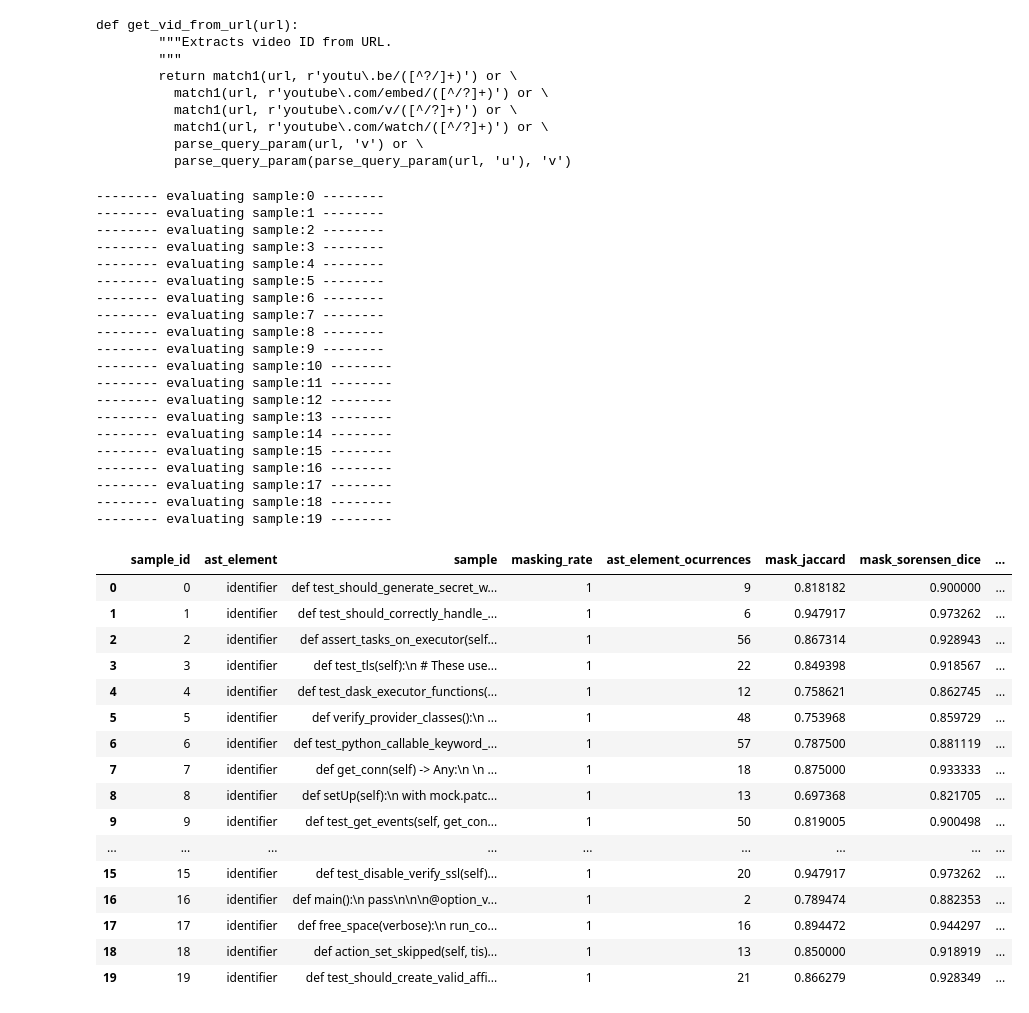
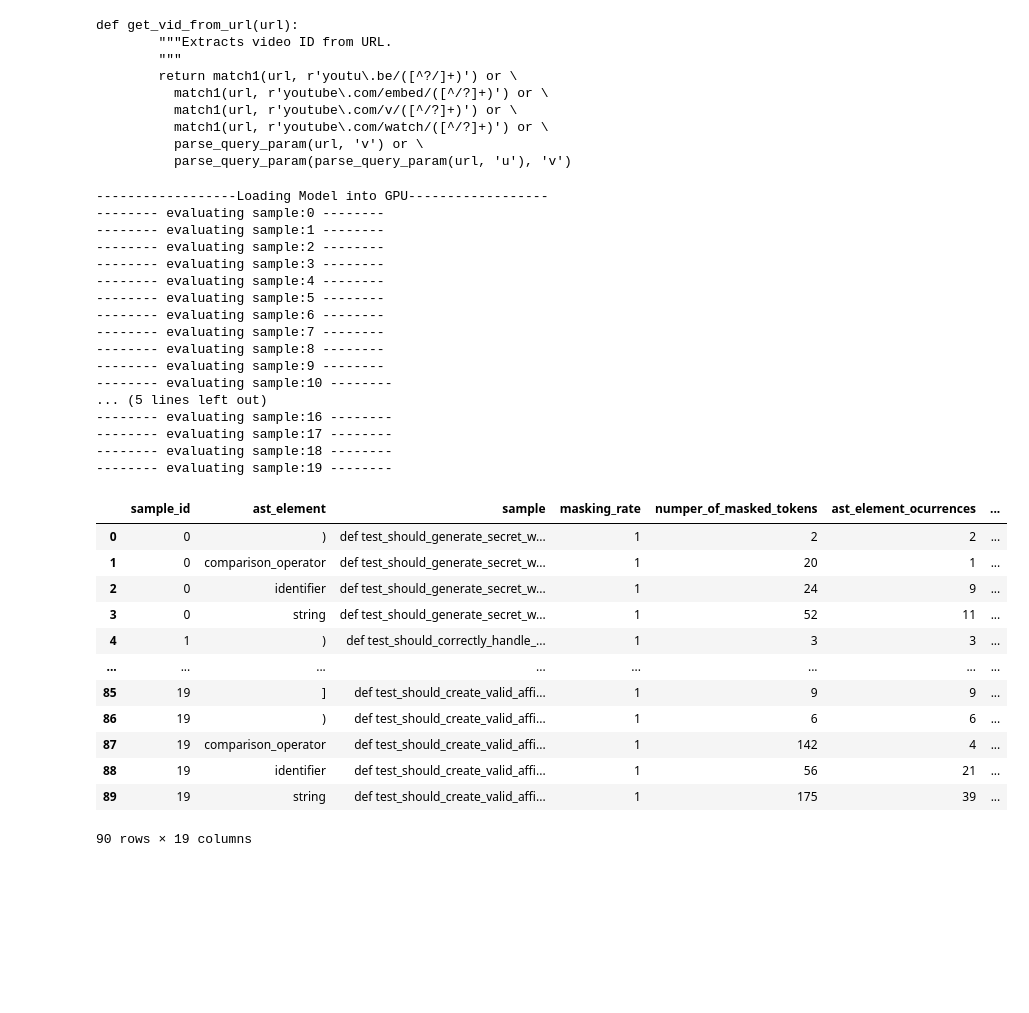
Before and after one commit to WM-SEMERU/SyntaxEval, a Jupyter notebook: nbs/evaluator.ipynb, the cells around one changed output. Saved outputs shown, nothing was run; the diff lists cells and outputs as text; code cells hidden in the pictures; blank space fills up the shorter version.

```diff
--- a/nbs/evaluator.ipynb
+++ b/nbs/evaluator.ipynb
@@ -32,10 +32,11 @@ class Evaluator:
     def __call__(self, test_set, concepts: list, masking_rate: float, code_field: str):
         result_list = self.evaluate_concepts_in_test_set(concepts, test_set, masking_rate, code_field)
         results_dataframe = pd.DataFrame([], columns=[
-            'sample_id', 'ast_element', 'sample', 'masking_rate',
+            'sample_id', 'ast_element', 'sample', 'masking_rate', 'numper_of_masked_tokens',
             'ast_element_ocurrences','mask_jaccard', 'mask_sorensen_dice', 'mask_levenshtein',
-            'mask_random_jaccard', 'mask_random_sorensen_dice', 'mask_random_levenshtein'
-            ]) ## TODO ADD CONFOUNDERS
+            'mask_random_jaccard', 'mask_random_sorensen_dice', 'mask_random_levenshtein',
+            'n_ast_errors', 'ast_levels', 'n_whitespaces_', 'complexity', 'nloc', 'token_counts', 'n_ast_nodes' #CONFOUNDERS
+            ])
         for result_index, result in enumerate(result_list):
             results_dataframe.loc[len(results_dataframe.index)] = result
         return results_dataframe
@@ -85,8 +86,10 @@ class Evaluator:
         source_code_nodes = []
         utils.find_nodes(source_code_tree.root_node, self.tokenizer.node_types[target_node_type_idx], source_code_nodes)
         if len(source_code_nodes) == 0:
-            return results
+            return results, 0
         masked_code_encoding, number_of_masked_tokens = self.masker.mask_ast_tokens(source_code, self.tokenizer(source_code), target_node_type_idx, masking_rate)
+        if number_of_masked_tokens == 0: #Not masking anything
+            return results, 0
         predictions = self.predictor(masked_code_encoding, self.tokenizer.tokenizer(source_code, return_tensors='pt'), number_of_predictions)
         for prediction_number in range(0, number_of_predictions):
             predicted_code = predictions[prediction_number]
@@ -112,9 +115,12 @@ class Evaluator:
                 concept_mask_results, number_of_masked_tokens = self.evaluate_node_type_on_snippet(sample[code_field], self.tokenizer.node_types.index(concept), 1, masking_rate)
                 random_mask_results = self.evaluate_random_mask_on_snippet(sample[code_field], 1, number_of_masked_tokens)
                 if len(concept_mask_results)>0:
-                    test_set_results.append([sample_index, concept, sample[code_field], masking_rate,
+                    'n_ast_errors', 'ast_levels', 'n_whitespaces_', 'complexity', 'nloc', 'token_counts', 'n_ast_nodes'
+                    test_set_results.append([sample_index, concept, sample[code_field], masking_rate, number_of_masked_tokens,
                                             concept_mask_results[0][0], concept_mask_results[0][1], concept_mask_results[0][2], concept_mask_results[0][3],
-                                            random_mask_results[0][1], random_mask_results[0][2], random_mask_results[0][3]]) #TODO ADD CONFOUNDERS
+                                            random_mask_results[0][1], random_mask_results[0][2], random_mask_results[0][3],
+                                            sample['n_ast_errors'], sample['ast_levels'], sample['n_whitespaces_'], sample['complexity'], sample['nloc'], sample['token_counts'], sample['n_ast_nodes'] #CONFOUNDERS
+                                            ])
         return test_set_results
 # %% [markdown]
 ## Full Pipeline
@@ -285,54 +290,48 @@ test_set = test_set[:20]
 # %%
 #|eval: false
 number_of_predictions = 3
 checkpoint = "huggingface/CodeBERTa-small-v1"
 python_language = "python"
 masking_rate = 1
 
-evaluator = Evaluator(checkpoint, python_language, gpu_available=False)
+evaluator = Evaluator(checkpoint, python_language, gpu_available=True)
 
 #results_dataframe = evaluator(test_set, number_of_predictions, masking_rate)
-#results_dataframe = evaluator(test_set, ['identifier'], masking_rate, 'whole_func_string')
-results_dataframe = evaluator(test_set, ['identifier'], masking_rate, 'code')
+concepts = ['for_statement', 'while_statement', 'return_statement', ']', ')', 'if_statement', 'comparison_operator', 'boolean_operator', 'for_in_clause', 'if_clause', 'list_comprehension', 'lambda', 'identifier' ,'string']
+results_dataframe = evaluator(test_set, concepts, masking_rate, 'code')
+#results_dataframe = evaluator(test_set, bert_tokenizer.node_types, masking_rate, 'code')
 
 #results_dataframe.sort_values(by=['occurences'], ascending=False)
 
 results_dataframe
 # %% [output]
+------------------Loading Model into GPU------------------
 -------- evaluating sample:0 --------
 -------- evaluating sample:1 --------
 -------- evaluating sample:2 --------
 -------- evaluating sample:3 --------
 -------- evaluating sample:4 --------
 -------- evaluating sample:5 --------
 -------- evaluating sample:6 --------
 -------- evaluating sample:7 --------
 -------- evaluating sample:8 --------
 -------- evaluating sample:9 --------
 -------- evaluating sample:10 --------
--------- evaluating sample:11 --------
--------- evaluating sample:12 --------
--------- evaluating sample:13 --------
--------- evaluating sample:14 --------
--------- evaluating sample:15 --------
+... (5 lines left out)
 -------- evaluating sample:16 --------
 -------- evaluating sample:17 --------
 -------- evaluating sample:18 --------
 -------- evaluating sample:19 --------
-|  | sample_id | ast_element | sample | masking_rate | ast_element_ocurrences | mask_jaccard | mask_sorensen_dice | ... |
-| 0 | 0 | identifier | def test_should_generate_secret_w... | 1 | 9 | 0.818182 | 0.900000 | ... |
-| 1 | 1 | identifier | def test_should_correctly_handle_... | 1 | 6 | 0.947917 | 0.973262 | ... |
-| 2 | 2 | identifier | def assert_tasks_on_executor(self... | 1 | 56 | 0.867314 | 0.928943 | ... |
-| 3 | 3 | identifier | def test_tls(self):\n # These use... | 1 | 22 | 0.849398 | 0.918567 | ... |
-| 4 | 4 | identifier | def test_dask_executor_functions(... | 1 | 12 | 0.758621 | 0.862745 | ... |
-| 5 | 5 | identifier | def verify_provider_classes():\n ... | 1 | 48 | 0.753968 | 0.859729 | ... |
-| 6 | 6 | identifier | def test_python_callable_keyword_... | 1 | 57 | 0.787500 | 0.881119 | ... |
-| 7 | 7 | identifier | def get_conn(self) -> Any:\n \n ... | 1 | 18 | 0.875000 | 0.933333 | ... |
-| 8 | 8 | identifier | def setUp(self):\n with mock.patc... | 1 | 13 | 0.697368 | 0.821705 | ... |
-| 9 | 9 | identifier | def test_get_events(self, get_con... | 1 | 50 | 0.819005 | 0.900498 | ... |
-| ... | ... | ... | ... | ... | ... | ... | ... | ... |
-| 15 | 15 | identifier | def test_disable_verify_ssl(self)... | 1 | 20 | 0.947917 | 0.973262 | ... |
-| 16 | 16 | identifier | def main():\n pass\n\n\n@option_v... | 1 | 2 | 0.789474 | 0.882353 | ... |
-| 17 | 17 | identifier | def free_space(verbose):\n run_co... | 1 | 16 | 0.894472 | 0.944297 | ... |
-| 18 | 18 | identifier | def action_set_skipped(self, tis)... | 1 | 13 | 0.850000 | 0.918919 | ... |
-| 19 | 19 | identifier | def test_should_create_valid_affi... | 1 | 21 | 0.866279 | 0.928349 | ... |
+|  | sample_id | ast_element | sample | masking_rate | numper_of_masked_tokens | ast_element_ocurrences | ... |
+| 0 | 0 | ) | def test_should_generate_secret_w... | 1 | 2 | 2 | ... |
+| 1 | 0 | comparison_operator | def test_should_generate_secret_w... | 1 | 20 | 1 | ... |
+| 2 | 0 | identifier | def test_should_generate_secret_w... | 1 | 24 | 9 | ... |
+| 3 | 0 | string | def test_should_generate_secret_w... | 1 | 52 | 11 | ... |
+| 4 | 1 | ) | def test_should_correctly_handle_... | 1 | 3 | 3 | ... |
+| ... | ... | ... | ... | ... | ... | ... | ... |
+| 85 | 19 | ] | def test_should_create_valid_affi... | 1 | 9 | 9 | ... |
+| 86 | 19 | ) | def test_should_create_valid_affi... | 1 | 6 | 6 | ... |
+| 87 | 19 | comparison_operator | def test_should_create_valid_affi... | 1 | 142 | 4 | ... |
+| 88 | 19 | identifier | def test_should_create_valid_affi... | 1 | 56 | 21 | ... |
+| 89 | 19 | string | def test_should_create_valid_affi... | 1 | 175 | 39 | ... |
+90 rows × 19 columns
```
Also changed, not shown: parts of 2 cells of this notebook, 4 other files.
